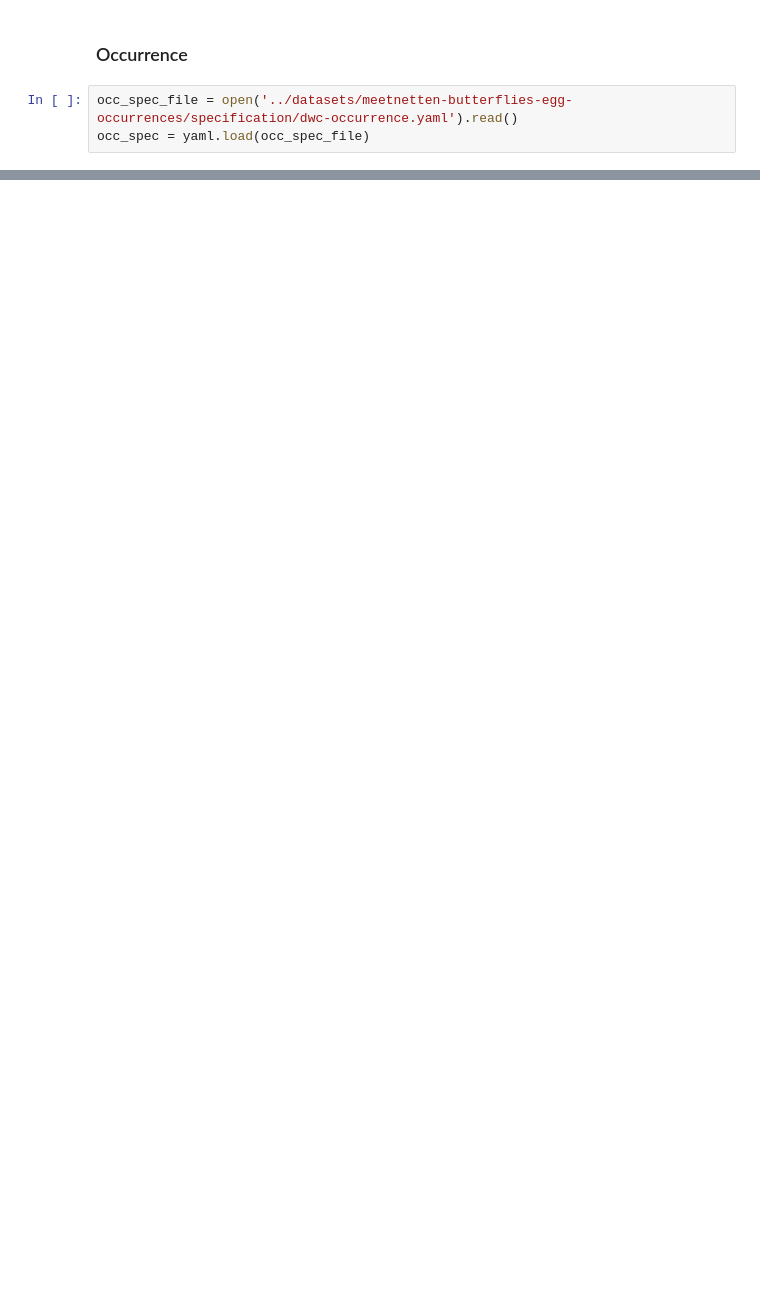
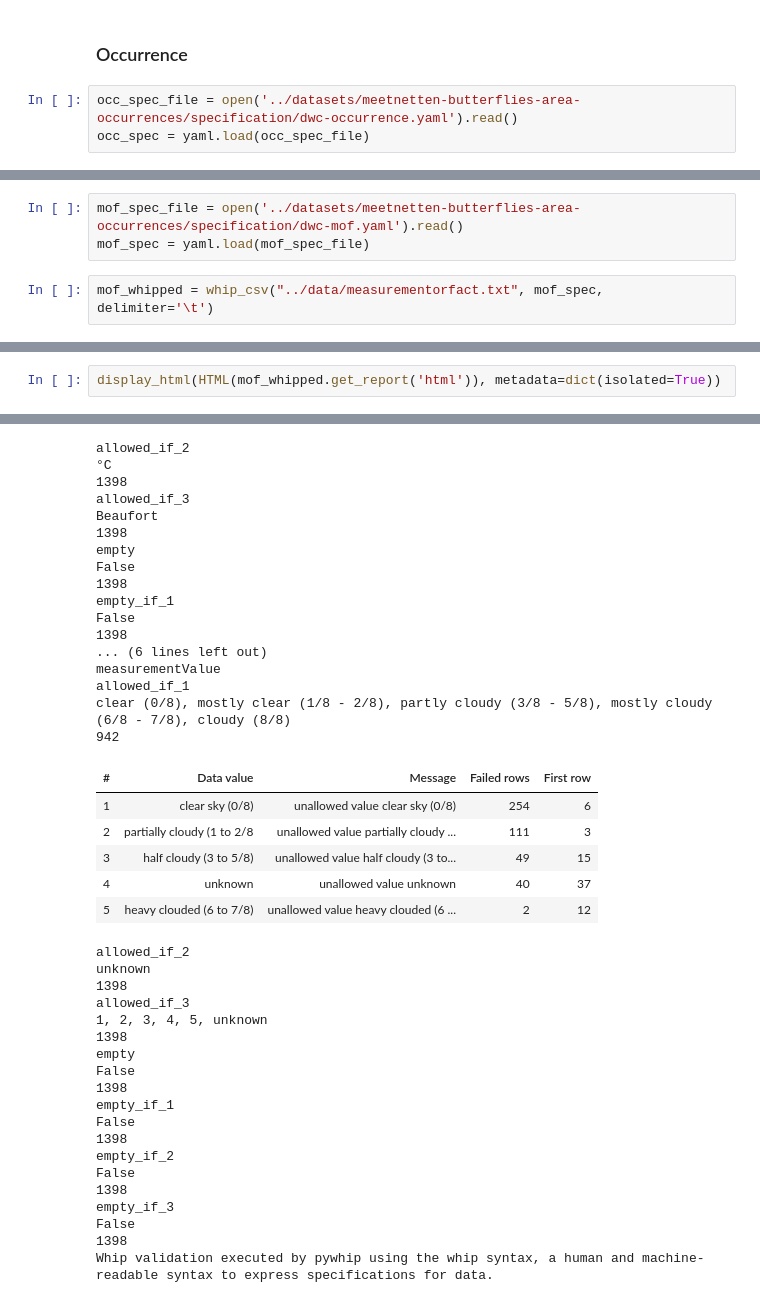
Before and after one commit to inbo/meetnetten-occurrences, a Jupyter notebook: notebooks/verify-mapping.ipynb, the cells around one changed output, grey strips where cells are left out. Cells and saved outputs as stored; diff of their text form; blank space fills up the shorter version.

```diff
--- a/notebooks/verify-mapping.ipynb
+++ b/notebooks/verify-mapping.ipynb
@@ -153,7 +202,7 @@ Whip validation executed by pywhip using the whip syntax, a human and machine-re
 # %% [markdown]
 ### Occurrence
 # %%
-occ_spec_file = open('../datasets/meetnetten-butterflies-egg-occurrences/specification/dwc-occurrence.yaml').read()
+occ_spec_file = open('../datasets/meetnetten-butterflies-area-occurrences/specification/dwc-occurrence.yaml').read()
 occ_spec = yaml.load(occ_spec_file)
 # %%
 occ_whipped = whip_csv("../data/occurrence.txt", occ_spec, delimiter='\t')
@@ -163,0 +261,5 @@ display_html(HTML(occ_whipped.get_report('html')), metadata=dict(isolated=True))
+# %%
+mof_spec_file = open('../datasets/meetnetten-butterflies-area-occurrences/specification/dwc-mof.yaml').read()
+mof_spec = yaml.load(mof_spec_file)
+# %%
+mof_whipped = whip_csv("../data/measurementorfact.txt", mof_spec, delimiter='\t')
@@ -163,0 +268,3 @@ display_html(HTML(occ_whipped.get_report('html')), metadata=dict(isolated=True))
+# %%
+display_html(HTML(mof_whipped.get_report('html')), metadata=dict(isolated=True))
+# %% [output]
@@ -163,0 +299,42 @@ display_html(HTML(occ_whipped.get_report('html')), metadata=dict(isolated=True))
+allowed_if_2
+°C
+1398
+allowed_if_3
+Beaufort
+1398
+empty
+False
+1398
+empty_if_1
+False
+1398
+... (6 lines left out)
+measurementValue
+allowed_if_1
+clear (0/8), mostly clear (1/8 - 2/8), partly cloudy (3/8 - 5/8), mostly cloudy (6/8 - 7/8), cloudy (8/8)
+942
+| # | Data value | Message | Failed rows | First row |
+| 1 | clear sky (0/8) | unallowed value clear sky (0/8) | 254 | 6 |
+| 2 | partially cloudy (1 to 2/8 | unallowed value partially cloudy ... | 111 | 3 |
+| 3 | half cloudy (3 to 5/8) | unallowed value half cloudy (3 to... | 49 | 15 |
+| 4 | unknown | unallowed value unknown | 40 | 37 |
+| 5 | heavy clouded (6 to 7/8) | unallowed value heavy clouded (6 ... | 2 | 12 |
+allowed_if_2
+unknown
+1398
+allowed_if_3
+1, 2, 3, 4, 5, unknown
+1398
+empty
+False
+1398
+empty_if_1
+False
+1398
+empty_if_2
+False
+1398
+empty_if_3
+False
+1398
+Whip validation executed by pywhip using the whip syntax, a human and machine-readable syntax to express specifications for data.
```
Also changed, not shown: parts of 20 cells of this notebook.
